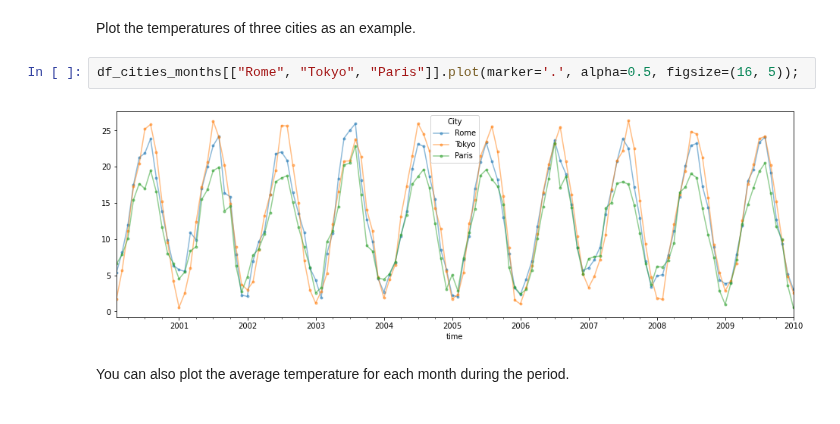
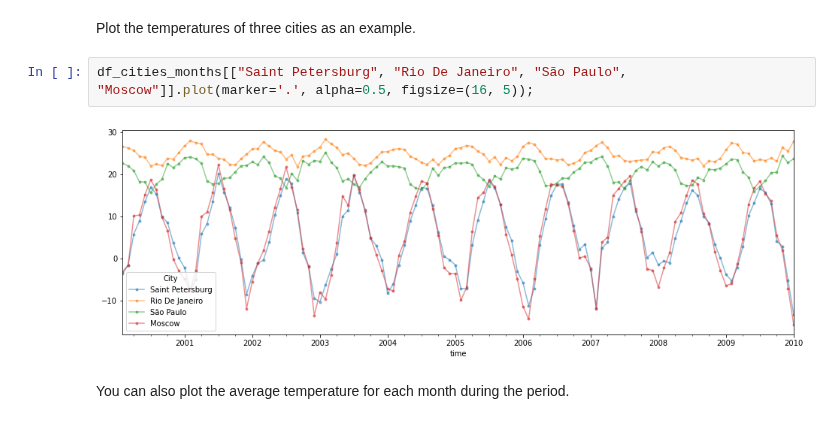
Before and after one commit to nikodallanoce/DataMiningProject, a Jupyter notebook: DM_14_TASK4/DM_14_time_series_analysis.ipynb, the cells around one changed output. Cells and saved outputs as stored; diff of their text form.

```diff
--- a/DM_14_TASK4/DM_14_time_series_analysis.ipynb
+++ b/DM_14_TASK4/DM_14_time_series_analysis.ipynb
@@ -90,9 +90,9 @@ df_cities
 # %% [markdown]
 Plot the temperatures of three cities as an example.
 # %%
-df_cities_months[["Rome", "Tokyo", "Paris"]].plot(marker='.', alpha=0.5, figsize=(16, 5));
+df_cities_months[["Saint Petersburg", "Rio De Janeiro", "São Paulo", "Moscow"]].plot(marker='.', alpha=0.5, figsize=(16, 5));
 # %% [output]
-[figure, old version]
+[figure, new version]
 # %% [markdown]
 You can also plot the average temperature for each month during the period.
 # %%
```
Also changed, not shown: parts of 15 cells of this notebook.
